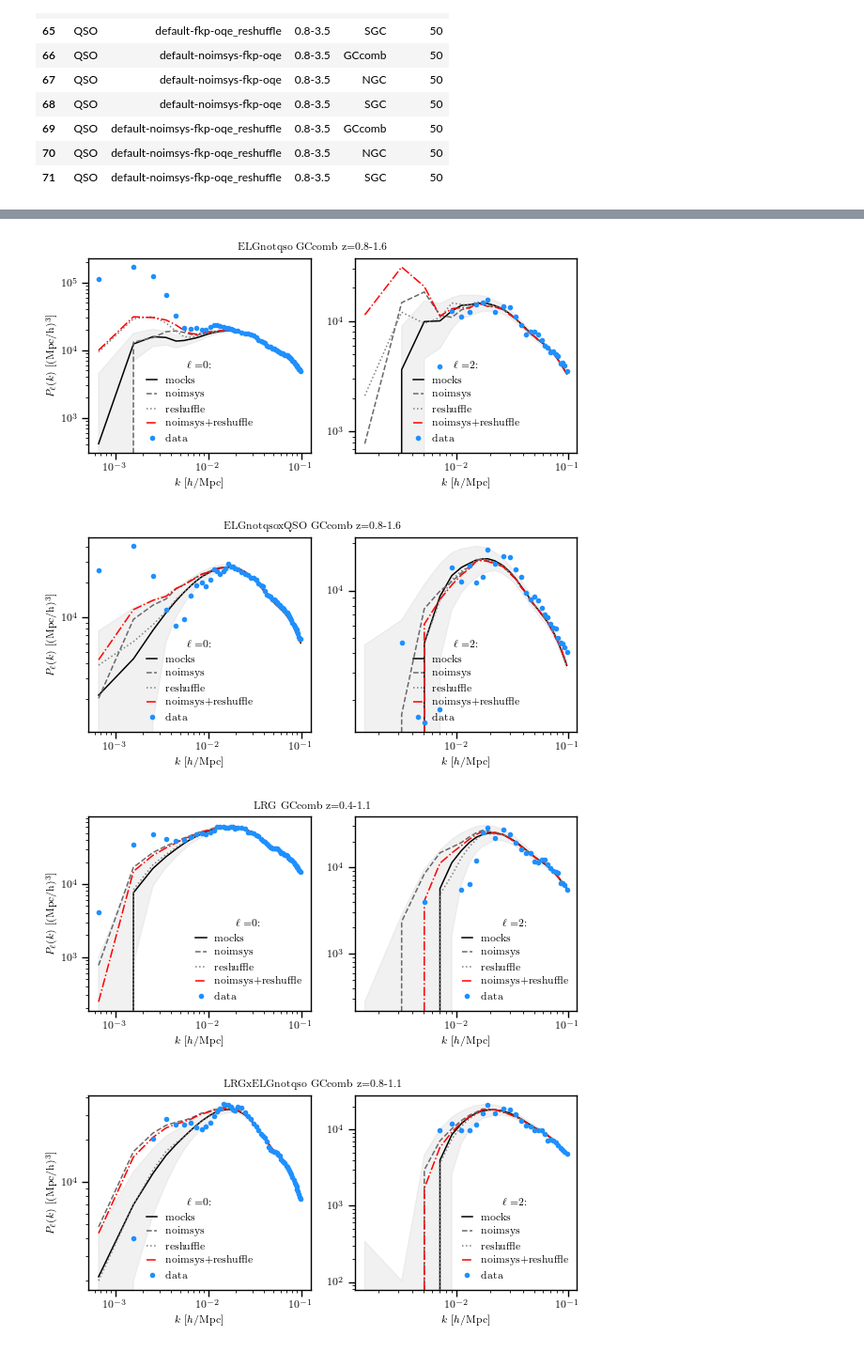
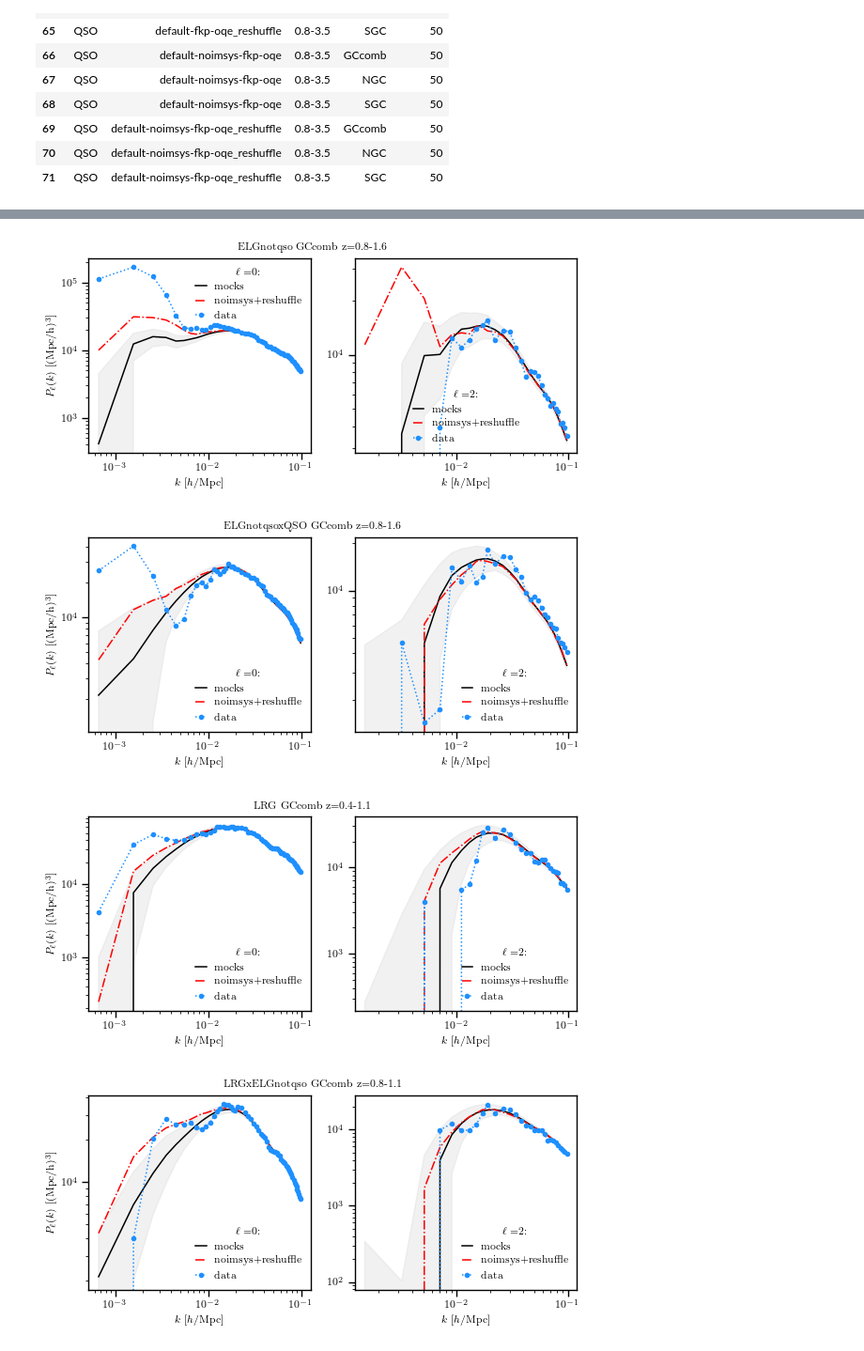
Before and after one commit to AlbertoRosado1/cai-dr2-clustering-products, a Jupyter notebook: local_png/check_mocks.ipynb, the cells around one changed output, grey strips where cells are left out. Shown at 94% size. Saved outputs shown, nothing was run; the diff lists cells and outputs as text; code cells hidden in the pictures.

```diff
--- a/local_png/check_mocks.ipynb
+++ b/local_png/check_mocks.ipynb
@@ -261,43 +262,43 @@ for logscale in [True, False]:
                         std = np.zeros_like(mm)
                     ax.plot(k, mm, c='black', label=f'mocks')
 
-                    if len(fns_noimsys) > 0:
-                        pk_noimsys = lsstypes.mean([rebin_data(lsstypes.read(fn), None, None, kmin=1e-4, kmax=0.1)[0] for fn in fns_noimsys])
-                        ax.plot(k, pk_noimsys.get(ell).value(), c='dimgray', ls='--', label='noimsys')
+                    # if len(fns_noimsys) > 0:
+                    #     pk_noimsys = lsstypes.mean([rebin_data(lsstypes.read(fn), None, None, kmin=1e-4, kmax=0.1)[0] for fn in fns_noimsys])
+                    #     ax.plot(k, pk_noimsys.get(ell).value(), c='dimgray', ls='--', label='noimsys')
 
-                    if len(fns_reshuffle) > 0:
-                        pk_reshuffle = lsstypes.mean([rebin_data(lsstypes.read(fn), None, None, kmin=1e-4, kmax=0.1)[0] for fn in fns_reshuffle])
-                        ax.plot(k, pk_reshuffle.get(ell).value(), c='gray', ls=':', label='reshuffle')
+                    # if len(fns_reshuffle) > 0:
+                    #     pk_reshuffle = lsstypes.mean([rebin_data(lsstypes.read(fn), None, None, kmin=1e-4, kmax=0.1)[0] for fn in fns_reshuffle])
+                    #     ax.plot(k, pk_reshuffle.get(ell).value(), c='gray', ls=':', label='reshuffle')
 
                     if len(fns_noimsys_reshuffle) > 0:
                         pk_noimsys_reshuffle = lsstypes.mean([rebin_data(lsstypes.read(fn), None, None, kmin=1e-4, kmax=0.1)[0] for fn in fns_noimsys_reshuffle])
                         ax.plot(k, pk_noimsys_reshuffle.get(ell).value(), c='red', ls='-.', label='noimsys+reshuffle')
 
-                    ax.plot(k, pk_data.get(ell).value(), marker='o', ls='', c='dodgerblue', markersize=3, label='data')
+                    ax.plot(k, pk_data.get(ell).value(), marker='o', ls=':', c='dodgerblue', markersize=3, label='data')
                     # ax.errorbar(k, pk_data.get(ell).value(), yerr=std, fmt='o', c='black', markersize=2, label='data')
 
 
                     ax.set_xlabel(r'$k$ [$h/$Mpc]')
                     ax.set_xscale('log')
                     if logscale: ax.set_yscale('log')
                     if ill == 0:
                         ax.set_ylabel(r'$P_{\ell}(k)$ [$(\rm{Mpc}/h)^3$]')
                     ax.legend(title=rf'$\ell=${ell}:')
 
                 fig.suptitle(f'{tracer} {region} z={zrange}', fontsize=8, y=0.92)
                 fig.tight_layout()
                 pdf.savefig(fig)
                 if logscale:
                     plt.show(fig)
                 else:
                     plt.close(fig)
 
             except Exception as e:
                 print(f"Erreur pour {tracer}: {e}")
 
     # print(f"Figure sauvegardée: {pdf_path.resolve()}")
 # %% [output]
-[figure, old version]
+[figure, new version]
-[figure, old version]
+[figure, new version]
-[figure, old version]
+[figure, new version]
-[figure, old version]
+[figure, new version]
```
Also changed, not shown: parts of 3 cells of this notebook, 1 other file.
